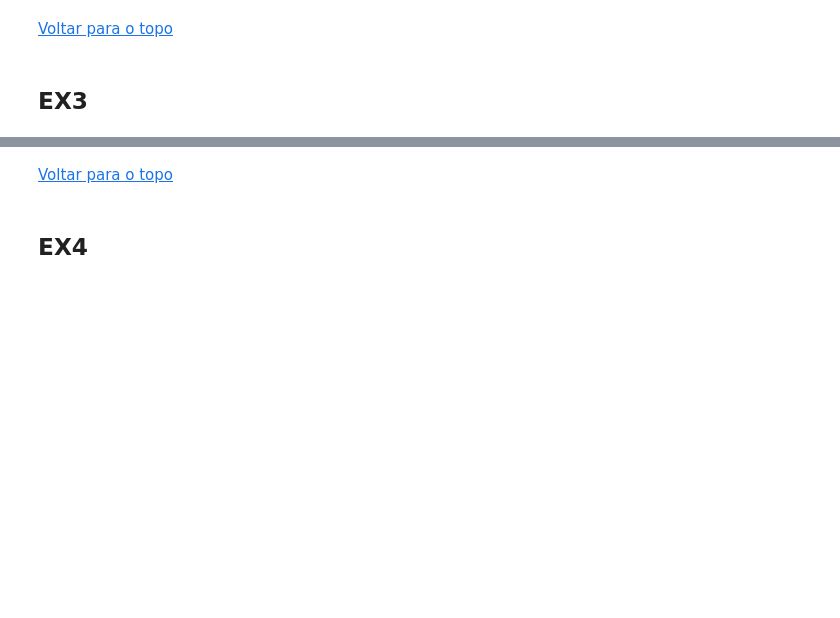
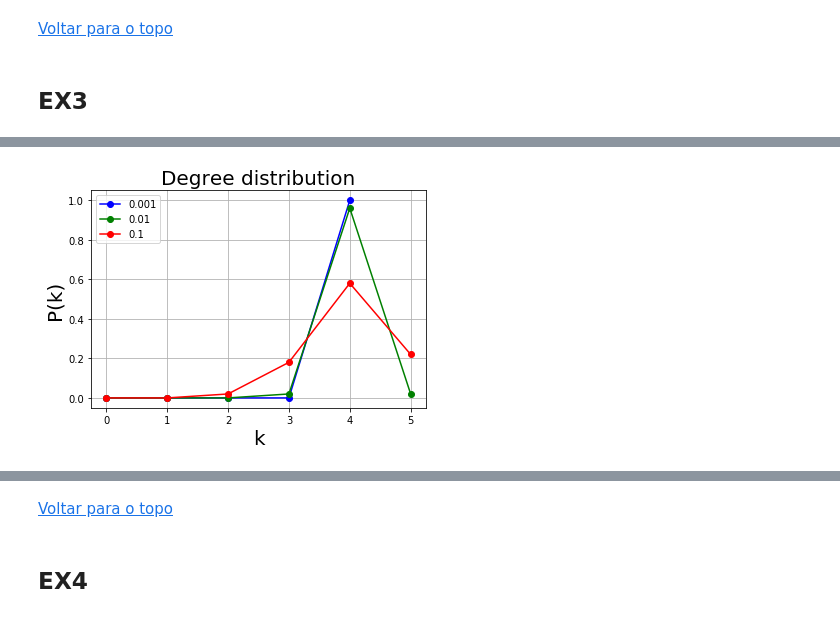
Before and after one commit to Micanga/sme0130_redes_complexas, a Jupyter notebook: projeto3.ipynb, the cells around one changed output, grey strips where cells are left out. Drawn from its saved outputs; the diff is of its cells as text; code cells hidden in the pictures; blank space fills up the shorter version.

```diff
--- a/projeto3.ipynb
+++ b/projeto3.ipynb
@@ -300,0 +352,17 @@ grafico p x k
+# %%
+colors = ['b', 'g', 'r']
+plt.figure()
+aux = 0
+for q in [0.001, 0.01, 0.1]: #q is the rewiring probability
+    GWS = nx.watts_strogatz_graph(N, k, q, seed=None)
+    ks, Pk = degree_distribution(GWS)
+    plt.plot(ks,Pk,'o-', color = colors[aux], label = str(q))
+    aux = aux + 1
+plt.xlabel("k", fontsize=20)
+plt.ylabel("P(k)", fontsize=20)
+plt.title("Degree distribution", fontsize=20)
+plt.legend()
+plt.grid(True)
+plt.show();
+# %% [output]
+[figure, added]
```
Also changed, not shown: parts of 13 cells of this notebook.
